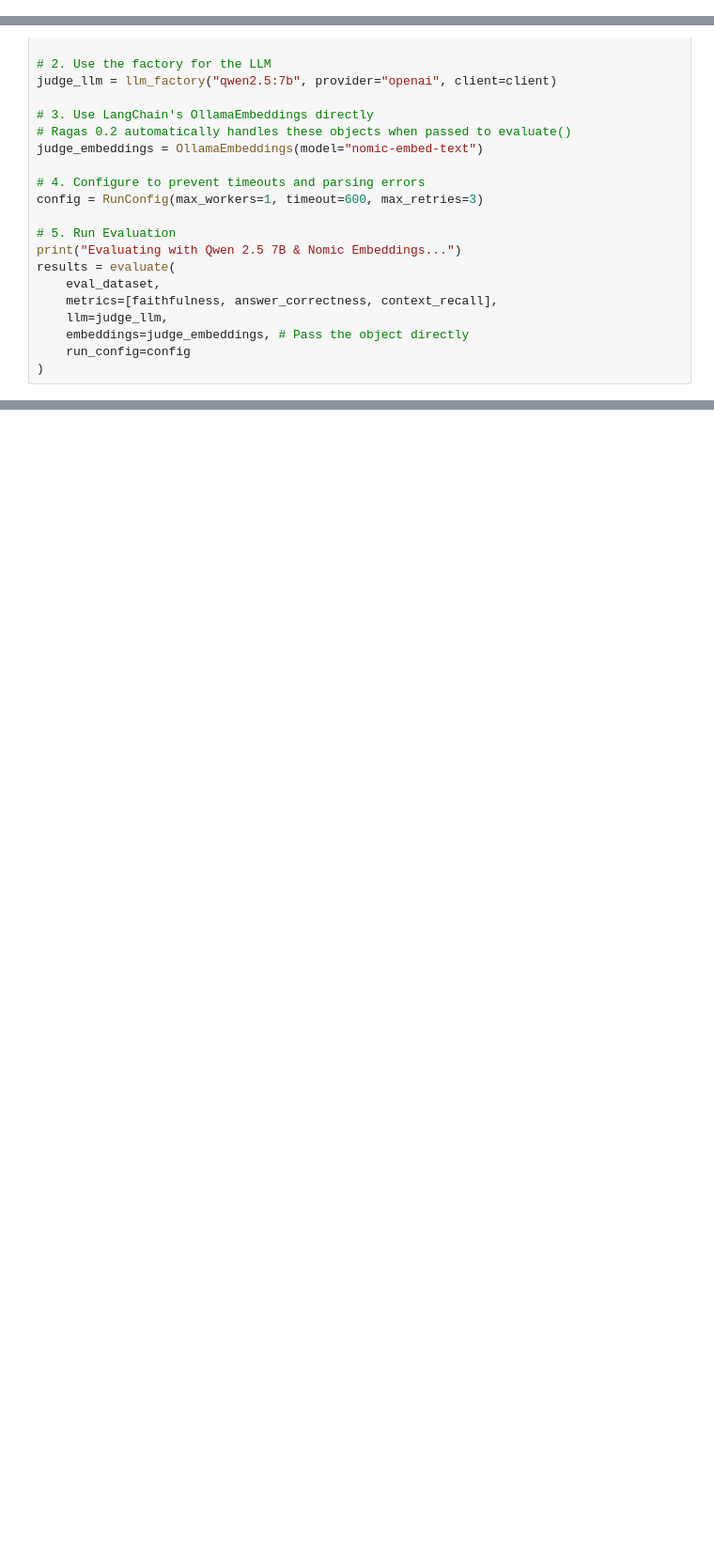
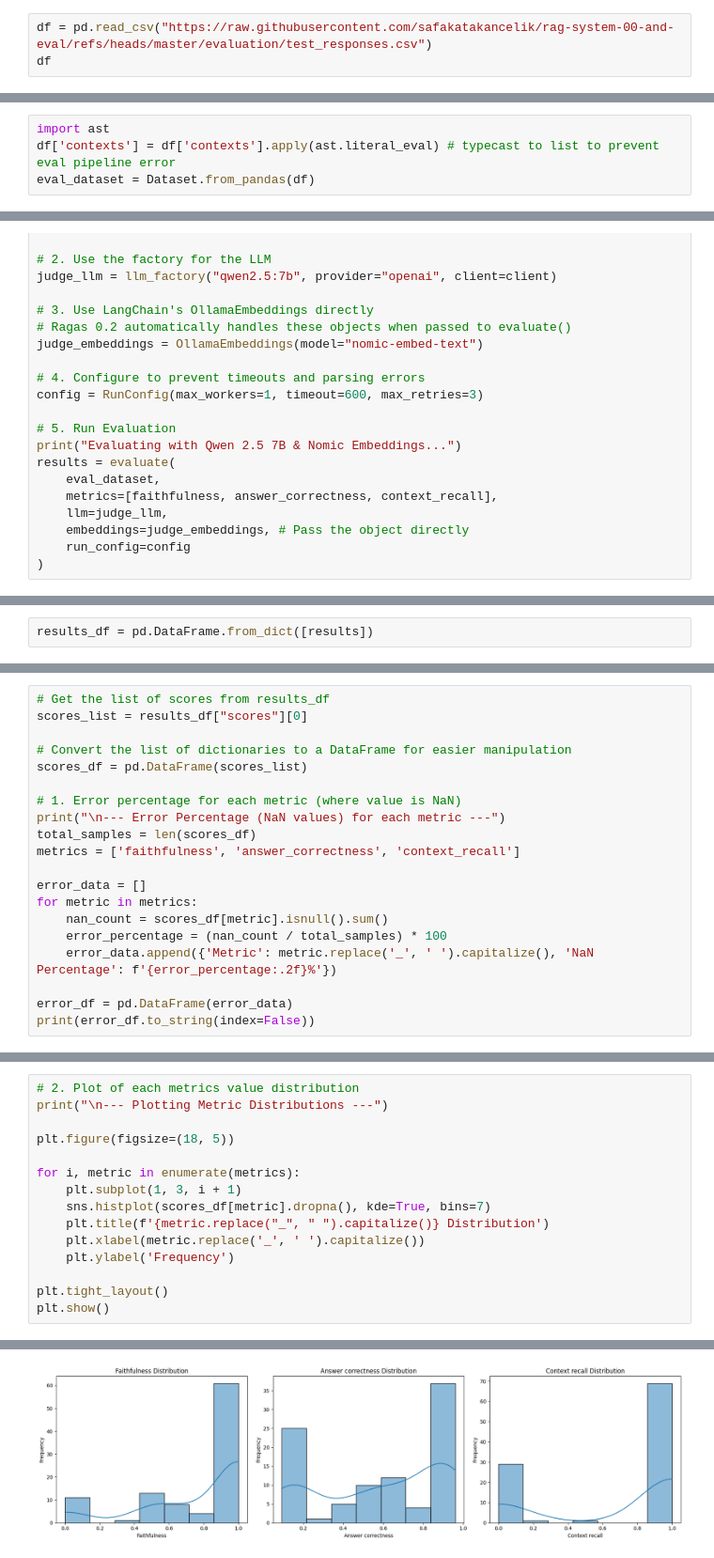
Before and after one commit to safakatakancelik/rag-system-00-and-eval, a Jupyter notebook: evaluation/RAG_Evaluation_with_Ragas_+_Ollama.ipynb, the cells around one changed output, grey strips where cells are left out. Shown at 94% size. Cells and saved outputs as stored; diff of their text form; blank space fills up the shorter version.

Commit message:
run an initial evaluation successfully. to be organized and detailed.

```diff
--- a/evaluation/RAG_Evaluation_with_Ragas_+_Ollama.ipynb
+++ b/evaluation/RAG_Evaluation_with_Ragas_+_Ollama.ipynb
@@ -87,0 +40,3 @@ eval_dataset = Dataset.from_dict(data)
+# %%
+df = pd.read_csv("https://raw.githubusercontent.com/safakatakancelik/rag-system-00-and-eval/refs/heads/master/evaluation/test_responses.csv")
+df
@@ -88,3 +57,7 @@ eval_dataset = Dataset.from_dict(data)
+# %%
+import ast
+df['contexts'] = df['contexts'].apply(ast.literal_eval) # typecast to list to prevent eval pipeline error
+eval_dataset = Dataset.from_pandas(df)
 # %%
 import os
 from openai import OpenAI
@@ -122,0 +96,2 @@ results
+# %%
+results_df = pd.DataFrame.from_dict([results])
@@ -122,0 +105,20 @@ results
+# %%
+# Get the list of scores from results_df
+scores_list = results_df["scores"][0]
+
+# Convert the list of dictionaries to a DataFrame for easier manipulation
+scores_df = pd.DataFrame(scores_list)
+
+# 1. Error percentage for each metric (where value is NaN)
+print("\n--- Error Percentage (NaN values) for each metric ---")
+total_samples = len(scores_df)
+metrics = ['faithfulness', 'answer_correctness', 'context_recall']
+
+error_data = []
+for metric in metrics:
+    nan_count = scores_df[metric].isnull().sum()
+    error_percentage = (nan_count / total_samples) * 100
+    error_data.append({'Metric': metric.replace('_', ' ').capitalize(), 'NaN Percentage': f'{error_percentage:.2f}%'})
+
+error_df = pd.DataFrame(error_data)
+print(error_df.to_string(index=False))
@@ -122,0 +131,16 @@ results
+# %%
+# 2. Plot of each metrics value distribution
+print("\n--- Plotting Metric Distributions ---")
+
+plt.figure(figsize=(18, 5))
+
+for i, metric in enumerate(metrics):
+    plt.subplot(1, 3, i + 1)
+    sns.histplot(scores_df[metric].dropna(), kde=True, bins=7)
+    plt.title(f'{metric.replace("_", " ").capitalize()} Distribution')
+    plt.xlabel(metric.replace('_', ' ').capitalize())
+    plt.ylabel('Frequency')
+
+plt.tight_layout()
+plt.show()
+# %% [output]
@@ -122,0 +148 @@ results
+[figure, added]
```
Also changed, not shown: parts of 9 cells of this notebook.
